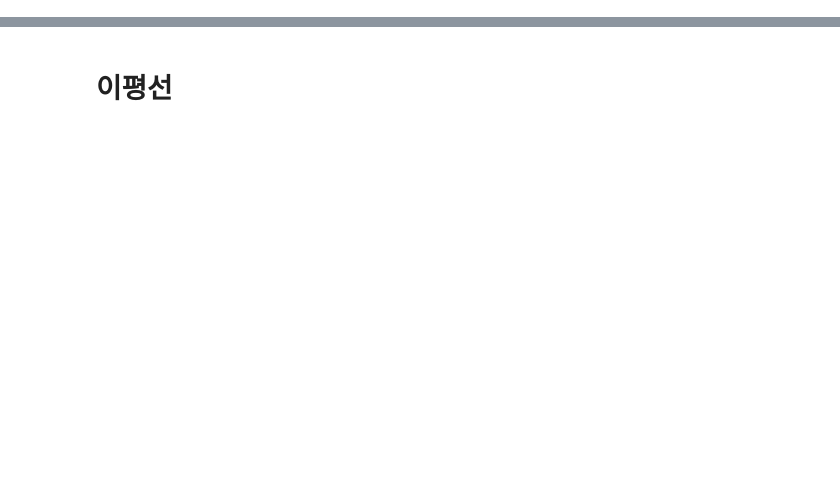
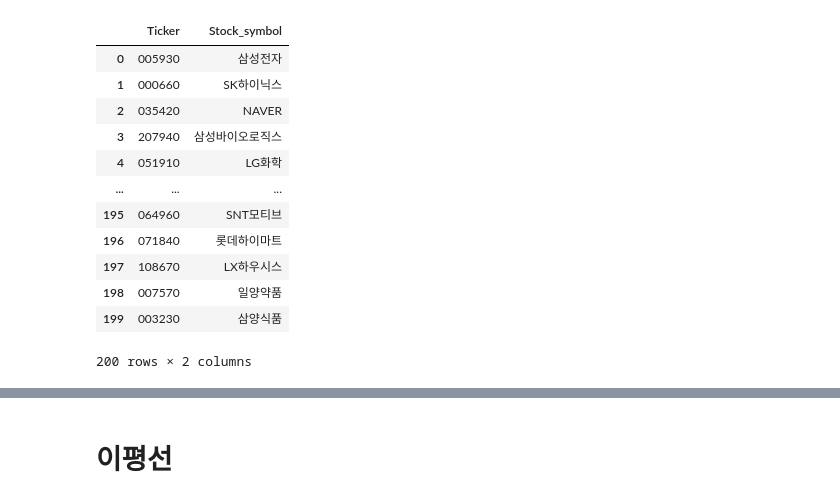
Before and after one commit to Whenever-Wherever-However/practice, a Jupyter notebook: The Richest/practice_2/pra_2.ipynb, the cells around one changed output, grey strips where cells are left out. Saved outputs shown, nothing was run; the diff lists cells and outputs as text; code cells hidden in the pictures; blank space fills up the shorter version.

```diff
--- a/The Richest/practice_2/pra_2.ipynb
+++ b/The Richest/practice_2/pra_2.ipynb
@@ -10,0 +12,21 @@ from mplfinance.original_flavor import candlestick2_ohlc
+# %%
+kospi200_df = pd.read_csv(os.getcwd() + '\KOSPI200_Ticker.csv',encoding = 'cp949')
+kospi200_df = kospi200_df.astype(str)
+kospi200_df.rename(columns = {'종목코드' : 'Ticker','종목명':'Stock_symbol'},inplace = True)
+kospi200_df = kospi200_df[['Ticker','Stock_symbol']].copy(deep = True)
+kospi200_df['Ticker'] = kospi200_df['Ticker'].apply(lambda x : x.zfill(6))
+kospi200_df
+# %% [output]
+|  | Ticker | Stock_symbol |
+| 0 | 005930 | 삼성전자 |
+| 1 | 000660 | SK하이닉스 |
+| 2 | 035420 | NAVER |
+| 3 | 207940 | 삼성바이오로직스 |
+| 4 | 051910 | LG화학 |
+| ... | ... | ... |
+| 195 | 064960 | SNT모티브 |
+| 196 | 071840 | 롯데하이마트 |
+| 197 | 108670 | LX하우시스 |
+| 198 | 007570 | 일양약품 |
+| 199 | 003230 | 삼양식품 |
+200 rows × 2 columns
```
Also changed, not shown: parts of 7 cells of this notebook, 2 other files.
